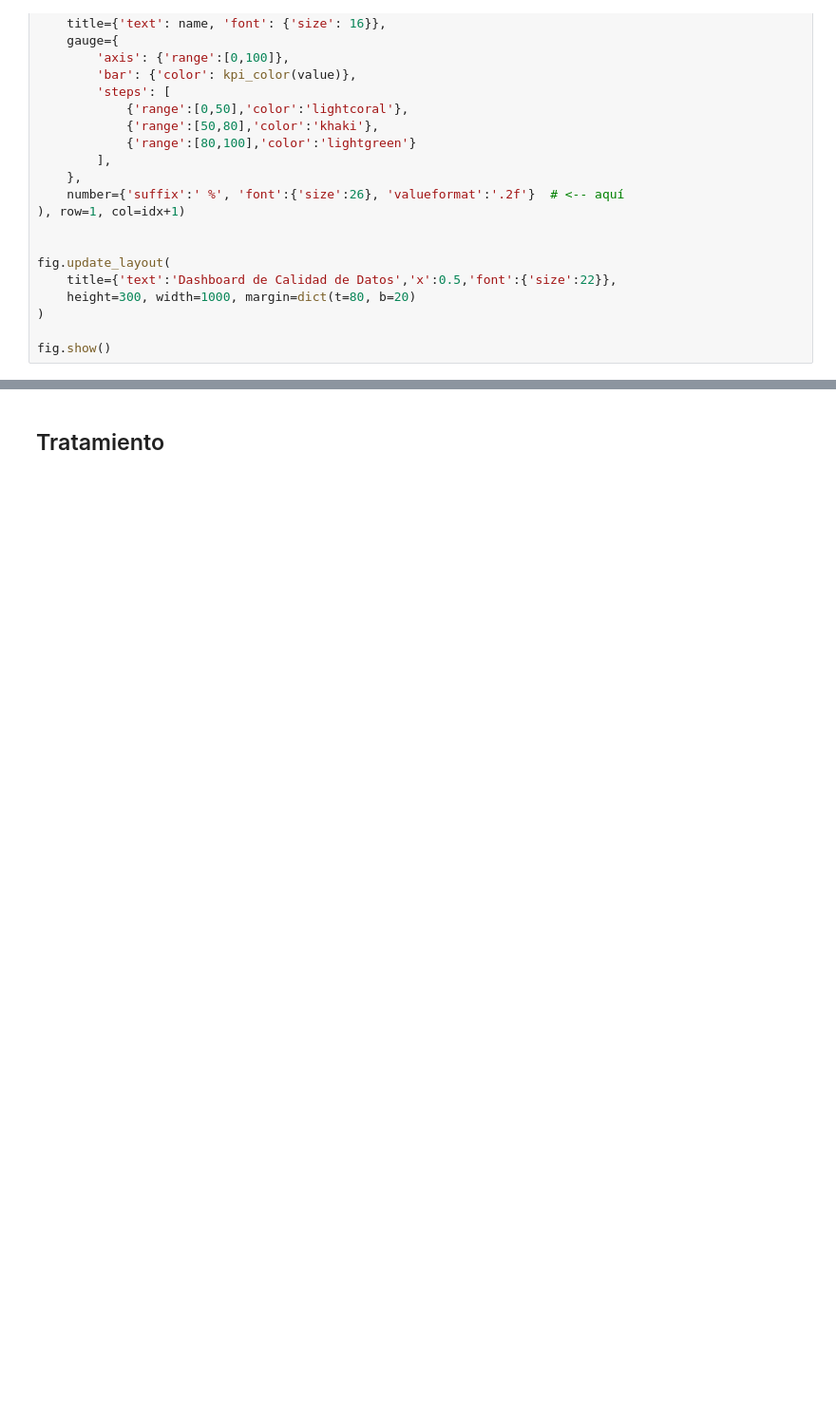
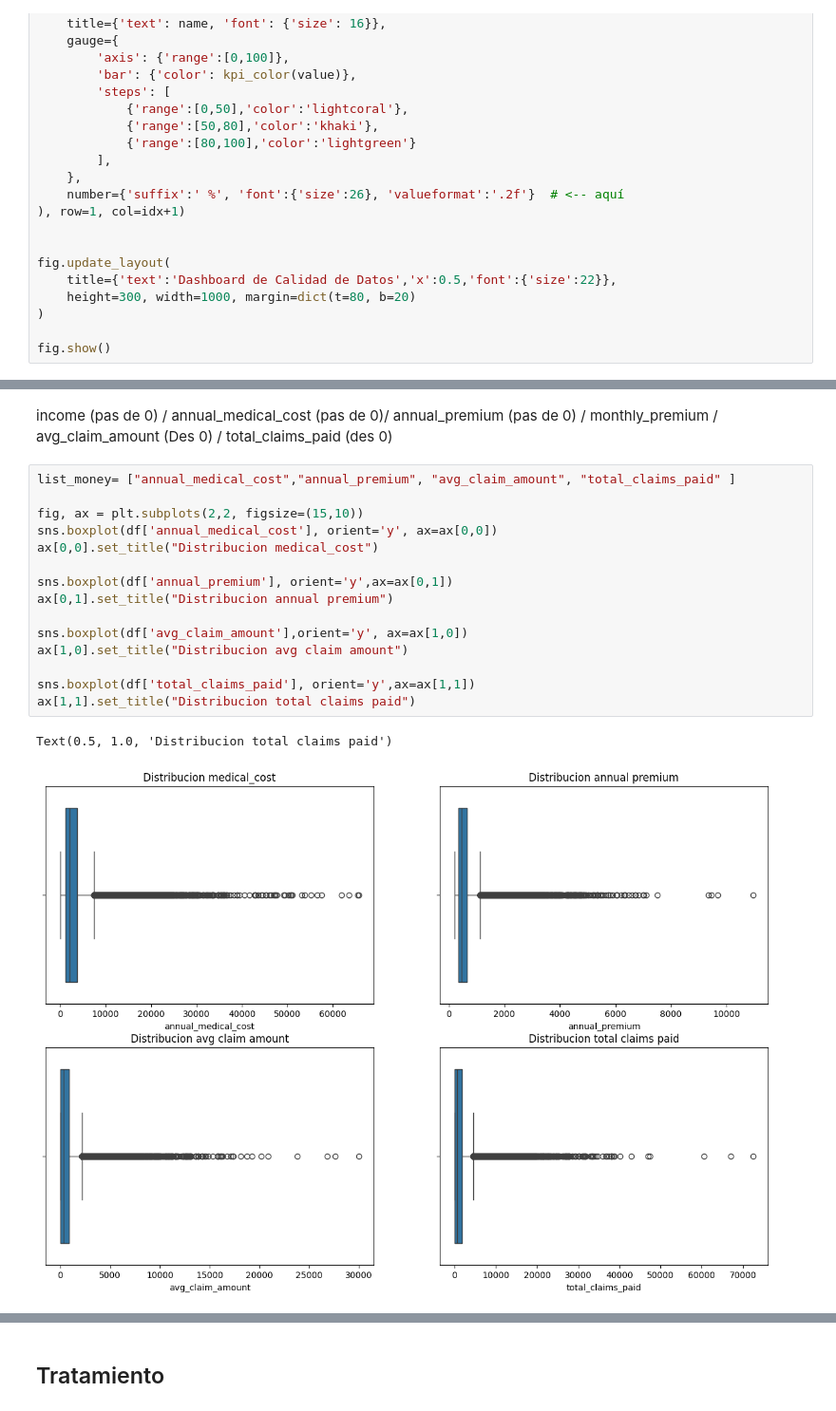
Before and after one commit to maisaarial/proyecto-machine-learning, a Jupyter notebook: proyecto.ipynb, the cells around one changed output, grey strips where cells are left out. Shown: that part at 95% size. Drawn from its saved outputs; the diff is of its cells as text; blank space fills up the shorter version.

```diff
--- a/proyecto.ipynb
+++ b/proyecto.ipynb
@@ -299,0 +297,21 @@ fig.show()
+# %% [markdown]
+
+income (pas de 0) / annual_medical_cost (pas de 0)/ annual_premium (pas de 0) / monthly_premium / avg_claim_amount (Des 0) / total_claims_paid (des 0)
+# %%
+list_money= ["annual_medical_cost","annual_premium", "avg_claim_amount", "total_claims_paid" ]
+
+fig, ax = plt.subplots(2,2, figsize=(15,10))
+sns.boxplot(df['annual_medical_cost'], orient='y', ax=ax[0,0])
+ax[0,0].set_title("Distribucion medical_cost")
+
+sns.boxplot(df['annual_premium'], orient='y',ax=ax[0,1])
+ax[0,1].set_title("Distribucion annual premium")
+
+sns.boxplot(df['avg_claim_amount'],orient='y', ax=ax[1,0])
+ax[1,0].set_title("Distribucion avg claim amount")
+
+sns.boxplot(df['total_claims_paid'], orient='y',ax=ax[1,1])
+ax[1,1].set_title("Distribucion total claims paid")
+# %% [output]
+Text(0.5, 1.0, 'Distribucion total claims paid')
+[figure, added]
```
Also changed, not shown: parts of 36 cells of this notebook.
